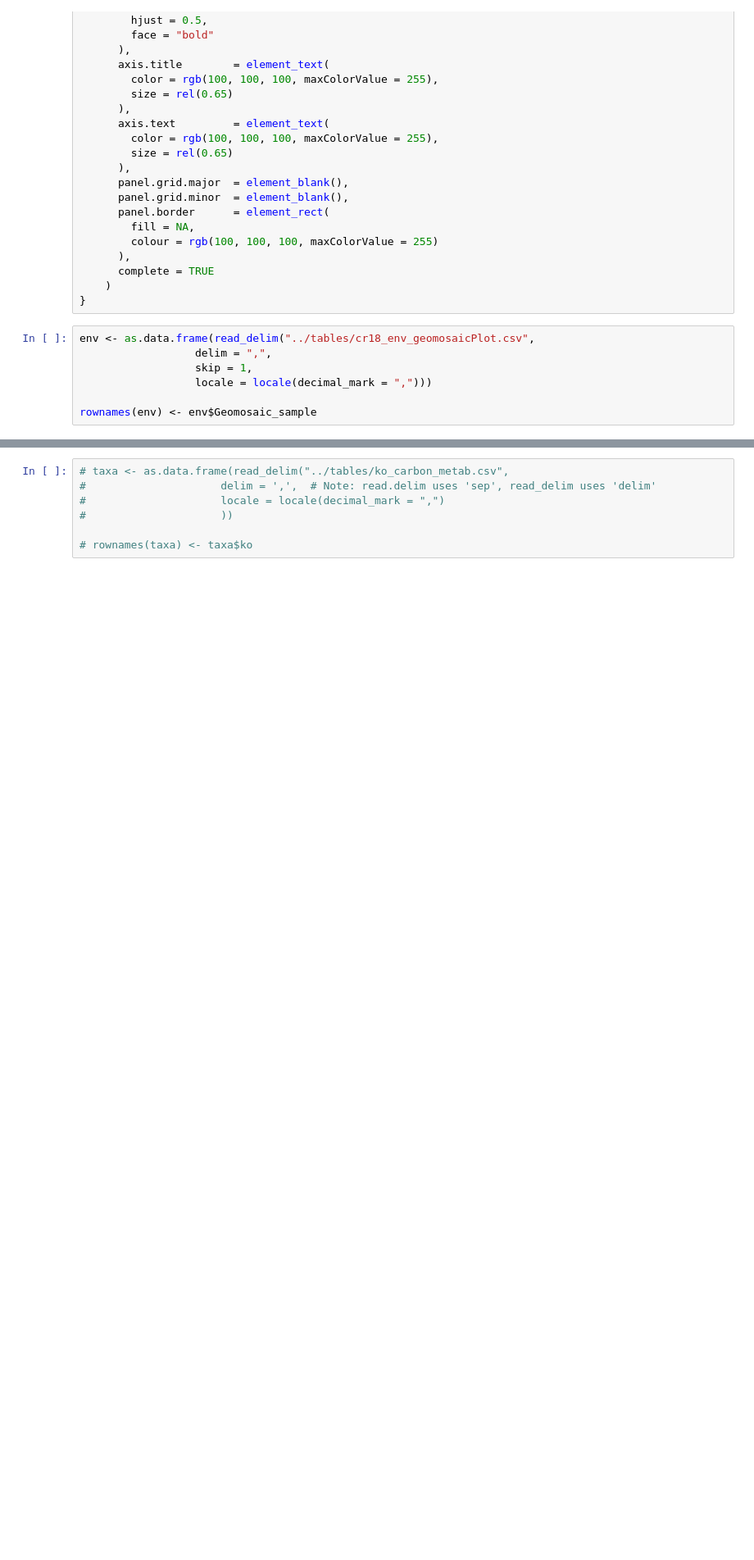
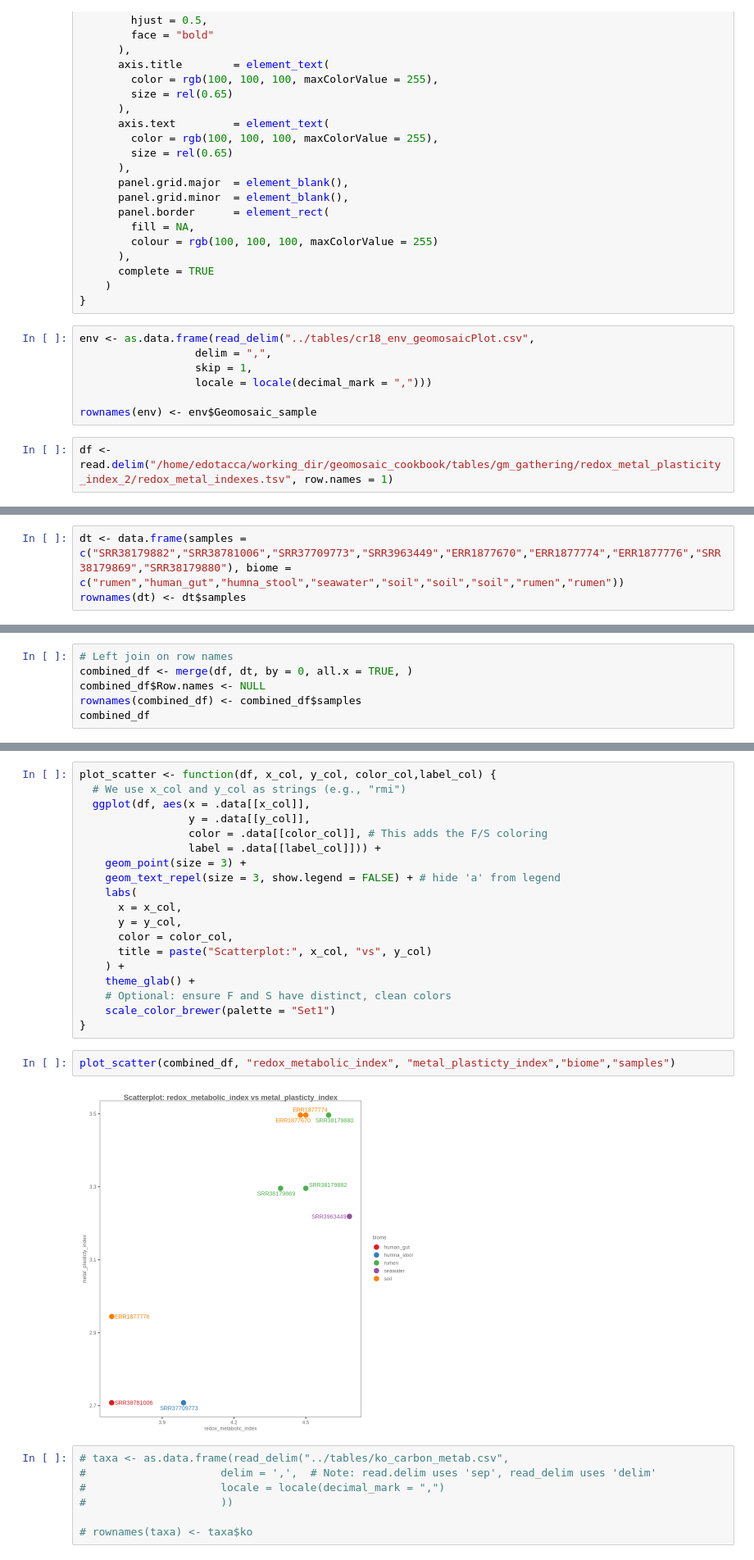
Before and after one commit to EdoT99/geomosaic_cookbook, a Jupyter notebook: notebooks/geomosaic_rmi-rpi-indexes.ipynb, the cells around one changed output, grey strips where cells are left out. Shown at 82% size. Cells and saved outputs as stored; diff of their text form; blank space fills up the shorter version.

Commit message:
Biome samples

```diff
--- a/notebooks/geomosaic_rmi-rpi-indexes.ipynb
+++ b/notebooks/geomosaic_rmi-rpi-indexes.ipynb
@@ -62,3 +62,5 @@ env <- as.data.frame(read_delim("../tables/cr18_env_geomosaicPlot.csv",
                   locale = locale(decimal_mark = ",")))
 
 rownames(env) <- env$Geomosaic_sample
+# %%
+df <- read.delim("/home/edotacca/working_dir/geomosaic_cookbook/tables/gm_gathering/redox_metal_plasticity_index_2/redox_metal_indexes.tsv", row.names = 1)
@@ -64,0 +100,3 @@ rownames(env) <- env$Geomosaic_sample
+# %%
+dt <- data.frame(samples = c("SRR38179882","SRR38781006","SRR37709773","SRR3963449","ERR1877670","ERR1877774","ERR1877776","SRR38179869","SRR38179880"), biome = c("rumen","human_gut","humna_stool","seawater","soil","soil","soil","rumen","rumen"))
+rownames(dt) <- dt$samples
@@ -64,0 +118,6 @@ rownames(env) <- env$Geomosaic_sample
+# %%
+# Left join on row names
+combined_df <- merge(df, dt, by = 0, all.x = TRUE, )
+combined_df$Row.names <- NULL
+rownames(combined_df) <- combined_df$samples
+combined_df
@@ -65,3 +137,26 @@ rownames(env) <- env$Geomosaic_sample
+# %%
+plot_scatter <- function(df, x_col, y_col, color_col,label_col) {
+  # We use x_col and y_col as strings (e.g., "rmi")
+  ggplot(df, aes(x = .data[[x_col]],
+                 y = .data[[y_col]],
+                 color = .data[[color_col]], # This adds the F/S coloring
+                 label = .data[[label_col]])) +
+    geom_point(size = 3) +
+    geom_text_repel(size = 3, show.legend = FALSE) + # hide 'a' from legend
+    labs(
+      x = x_col,
+      y = y_col,
+      color = color_col,
+      title = paste("Scatterplot:", x_col, "vs", y_col)
+    ) +
+    theme_glab() +
+    # Optional: ensure F and S have distinct, clean colors
+    scale_color_brewer(palette = "Set1")
+}
+# %%
+plot_scatter(combined_df, "redox_metabolic_index", "metal_plasticty_index","biome","samples")
+# %% [output]
+[figure, added]
 # %%
 # taxa <- as.data.frame(read_delim("../tables/ko_carbon_metab.csv",
 #                     delim = ',',  # Note: read.delim uses 'sep', read_delim uses 'delim'
```
Also changed, not shown: parts of 5 cells of this notebook.
